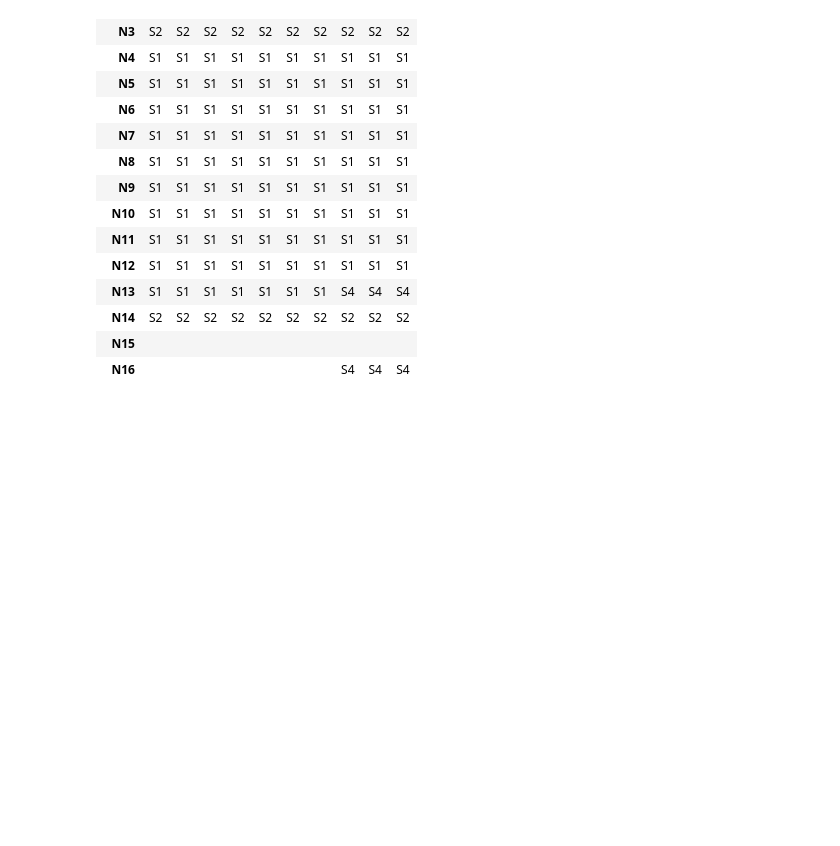
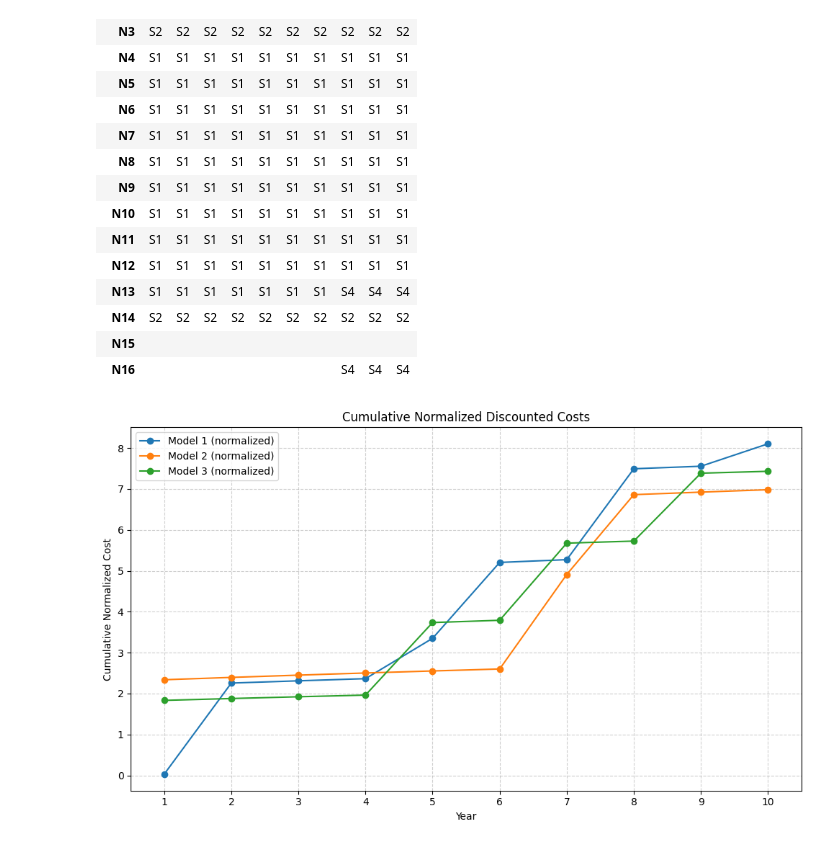
Before and after one commit to hubertprz/46750-optimization-assignment-2, a Jupyter notebook: model_2Test.ipynb, the cells around one changed output. Drawn from its saved outputs; the diff is of its cells as text; code cells hidden in the pictures; blank space fills up the shorter version.

```diff
--- a/model_2Test.ipynb
+++ b/model_2Test.ipynb
@@ -214,3 +214,45 @@ assignments_df
 | N14 | S2 | S2 | S2 | S2 | S2 | S2 | S2 | S2 | S2 | S2 |
 | N15 |  |  |  |  |  |  |  |  |  |  |
 | N16 |  |  |  |  |  |  |  | S4 | S4 | S4 |
+# %%
+import matplotlib.pyplot as plt
+
+col1 = np.array([2.00, 146.67, 3.63, 3.46, 64.99, 122.23, 4.48, 146.40, 4.06, 36.10])
+col2 = np.array([154.00, 3.81, 3.63, 3.46, 3.29, 3.13, 152.23, 128.63, 4.06, 3.87])
+col3 = np.array([154.00, 3.81, 3.63, 3.46, 148.91, 4.70, 158.38, 4.26, 139.43, 3.87])
+
+# Corresponding demands:
+demand1 = 65.89
+demand2 = 65.89
+demand3 = 84.01
+
+norm1 = col1 / demand1
+norm2 = col2 / demand2
+norm3 = col3 / demand3
+
+cum1 = np.cumsum(norm1)
+cum2 = np.cumsum(norm2)
+cum3 = np.cumsum(norm3)
+
+# Use the notebook 'years' variable (1..10)
+x = years  # years is defined earlier in the notebook
+
+plt.figure(figsize=(10,6))
+
+plt.plot(x, cum1, marker='o', label='Model 1 (normalized)')
+plt.plot(x, cum2, marker='o', label='Model 2 (normalized)')
+plt.plot(x, cum3, marker='o', label='Model 3 (normalized)')
+
+plt.xlabel("Year")
+plt.ylabel("Cumulative Normalized Cost")
+plt.title("Cumulative Normalized Discounted Costs")
+plt.xticks(x)
+
+plt.xlim(min(x) - 0.5, max(x) + 0.5)
+
+plt.grid(True, linestyle='--', alpha=0.6)
+plt.legend()
+plt.tight_layout()
+plt.show()
+# %% [output]
+[figure, added]
```
Also changed, not shown: parts of 3 cells of this notebook.
